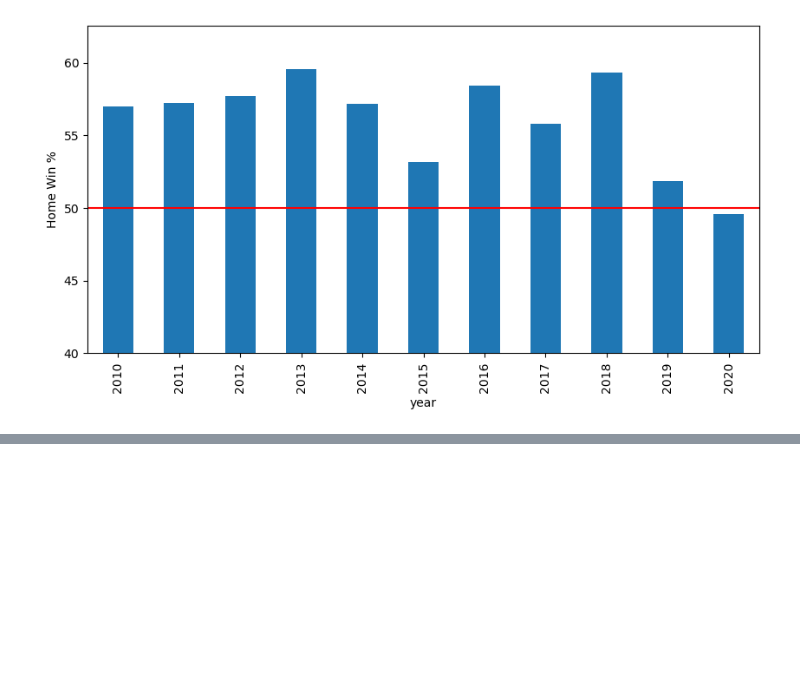
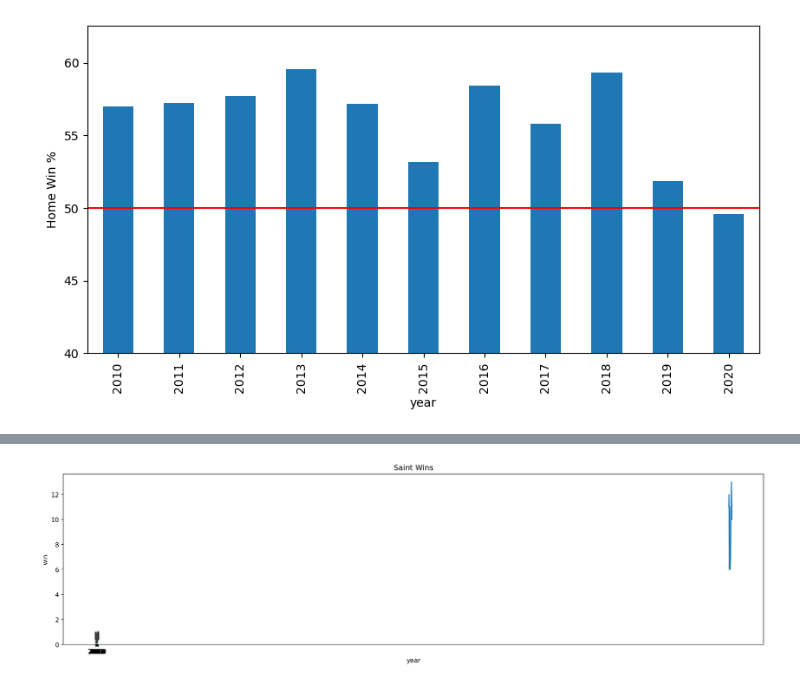
Before and after one commit to bladnman/footballing, a Jupyter notebook: src/notebooks/probing.ipynb, the cells around one changed output, grey strips where cells are left out. Saved outputs shown, nothing was run; the diff lists cells and outputs as text; code cells hidden in the pictures; blank space fills up the shorter version.

```diff
--- a/src/notebooks/probing.ipynb
+++ b/src/notebooks/probing.ipynb
@@ -67,0 +233,43 @@ plt.ylabel('Home Win %');
+# %%
+def do_plot(data,
+            x='year',
+            y='win',
+            tick_every=1.0,
+            xlabel=None,
+            ylabel=None,
+            title=None):
+
+
+    fig, ax1 = plt.subplots(figsize=(20, 5), dpi=150)
+    if xlabel != None:
+        ax1.set_xlabel(xlabel)
+    if ylabel != None:
+        ax1.set_ylabel(ylabel)
+    if ylabel != None:
+        ax1.set_title(title)
+
+
+    # passing yards
+    sns.barplot(data=data, y=y, x=x, ax=ax1)
+    plt.xticks(rotation=45)
+    # loc = plticker.MultipleLocator(base=tick_every)  # this locator puts ticks at regular intervals
+    # ax1.xaxis.set_major_locator(loc)
+
+    data.groupby('year').sum()['win'].plot()
+
+    # passing yards
+    # ax2 = ax1.twinx()
+    # sns.barplot(data=data, y='team_win', x=x, ax=ax2)
+    # plt.xticks(rotation=45)
+    # loc = plticker.MultipleLocator(
+    #     base=tick_every)  # this locator puts ticks at regular intervals
+    # ax2.xaxis.set_major_locator(loc)
+
+
+
+
+do_plot(data=saints_games_df,
+        ylabel='wins',
+        title='Saint Wins')
+# %% [output]
+[figure, added]
```
Also changed, not shown: parts of 16 cells of this notebook, 1 other file.
